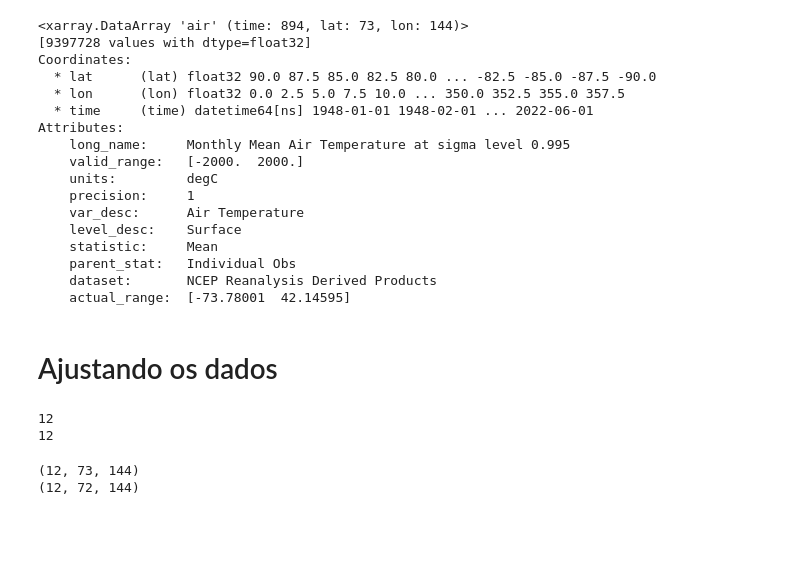
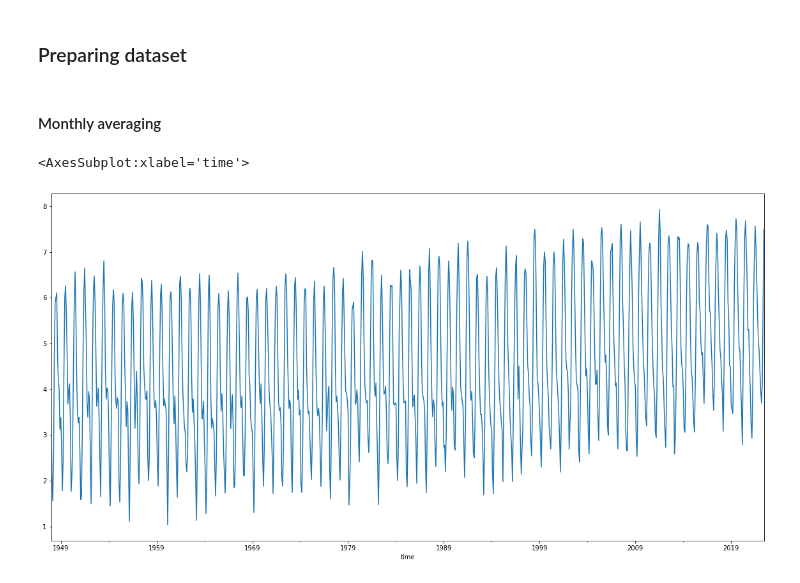
Before and after one commit to milenacsilva/SME0130, a Jupyter notebook: elnino.ipynb, the cells around one changed output. Saved outputs shown, nothing was run; the diff lists cells and outputs as text; code cells hidden in the pictures; blank space fills up the shorter version.

```diff
--- a/elnino.ipynb
+++ b/elnino.ipynb
@@ -21,40 +33,13 @@ import xarray as xr
 DATA_DIR = "./data"
 
 air = xr.open_dataset(f"{DATA_DIR}/air.sig995.mon.mean.nc")
-air_values = air['air']
+air = air.air
-# %% [output]
-<xarray.DataArray 'air' (time: 894, lat: 73, lon: 144)>
-[9397728 values with dtype=float32]
-Coordinates:
-  * lat      (lat) float32 90.0 87.5 85.0 82.5 80.0 ... -82.5 -85.0 -87.5 -90.0
-  * lon      (lon) float32 0.0 2.5 5.0 7.5 10.0 ... 350.0 352.5 355.0 357.5
-  * time     (time) datetime64[ns] 1948-01-01 1948-02-01 ... 2022-06-01
-Attributes:
-    long_name:     Monthly Mean Air Temperature at sigma level 0.995
-    valid_range:   [-2000.  2000.]
-    units:         degC
-    precision:     1
-    var_desc:      Air Temperature
-    level_desc:    Surface
-    statistic:     Mean
-    parent_stat:   Individual Obs
-    dataset:       NCEP Reanalysis Derived Products
-    actual_range:  [-73.78001  42.14595]
-# %% [markdown]
-# Ajustando os dados
-# %%
-air_values = air_values.dropna(dim='time', how='any')
-air_values = air_values.dropna(dim='lat', how='any')
-air_values = air_values.dropna(dim='lon', how='any')
-# %% [output]
-12
-12
-# %%
-air_values = air.sel(time='2002')['air']
-precip_values = precip.sel(time='2002')['precip']
-
-print(air_values.values.shape)
-print(precip_values.values.shape)
-# %% [output]
-(12, 73, 144)
-(12, 72, 144)
+# %% [markdown]
+### Preparing dataset
+# %% [markdown]
+#### Monthly averaging
+# %%
+air.mean({'lat', 'lon'}).to_dataframe()['air'].plot(figsize=(20,10))
+# %% [output]
+<AxesSubplot:xlabel='time'>
+[figure, added]
```
Also changed, not shown: parts of 11 cells of this notebook, 2 other files.
